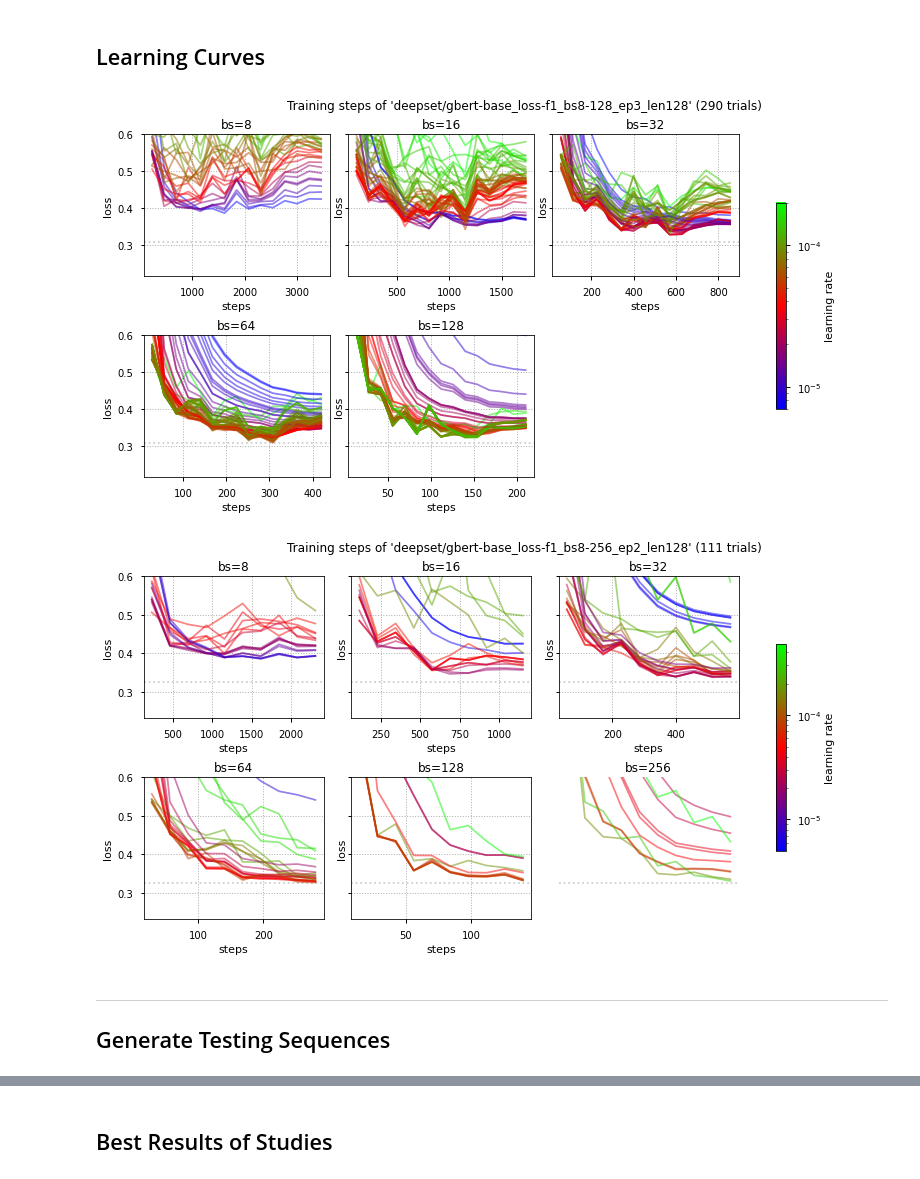
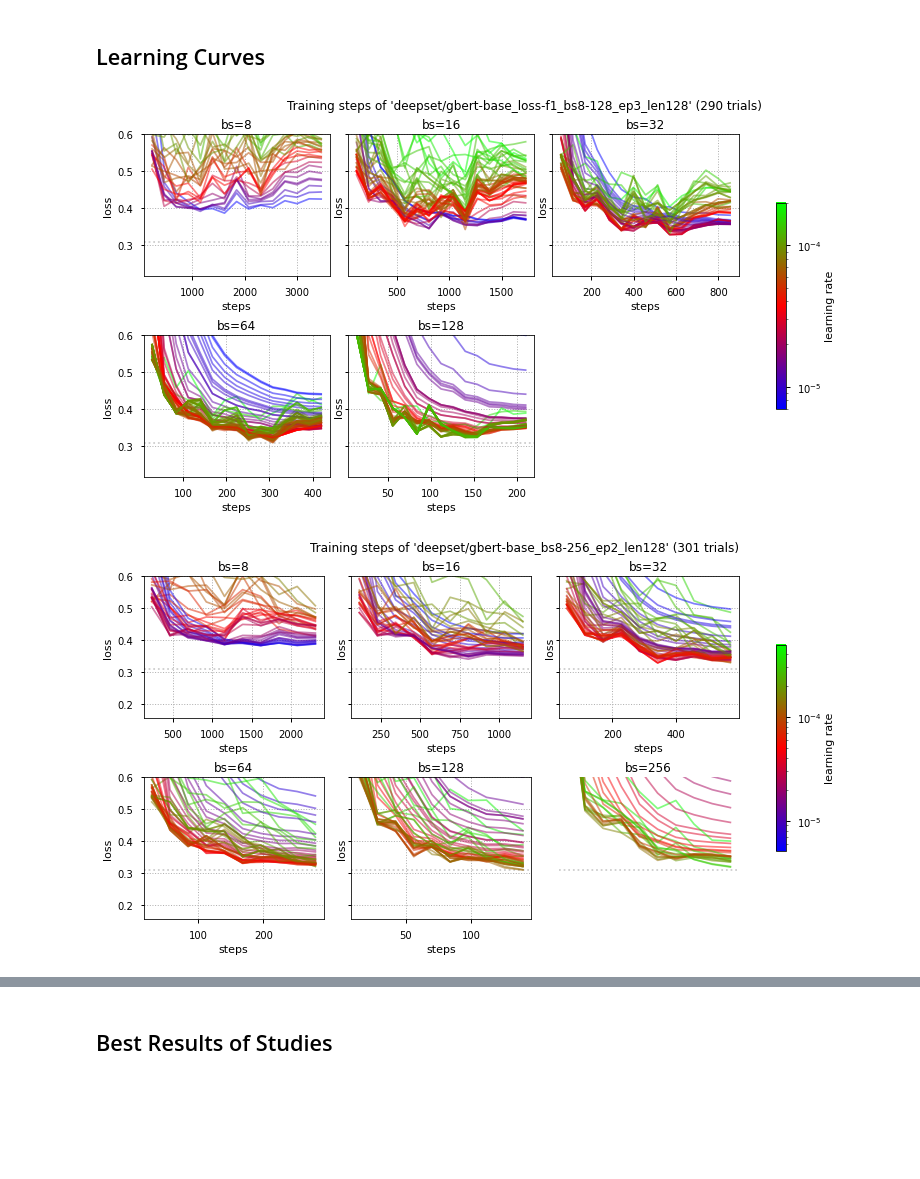
Before and after one commit to goerlitz/nlp-classification, a Jupyter notebook: notebooks/10kGNAD/colab/21d_10kGNAD_optuna_trial_analysis.ipynb, the cells around one changed output, grey strips where cells are left out. Saved outputs shown, nothing was run; the diff lists cells and outputs as text; code cells hidden in the pictures; blank space fills up the shorter version.

```diff
--- a/notebooks/10kGNAD/colab/21d_10kGNAD_optuna_trial_analysis.ipynb
+++ b/notebooks/10kGNAD/colab/21d_10kGNAD_optuna_trial_analysis.ipynb
@@ -428,10 +454,7 @@ info.show_trial_metrics("deepset/gbert-base_loss-f1_bs8-128_ep3_len128", figsize
 ## Learning Curves
 # %%
 info.plot_training_steps("deepset/gbert-base_loss-f1_bs8-128_ep3_len128", figsize=(12,6))
-info.plot_training_steps("deepset/gbert-base_loss-f1_bs8-256_ep2_len128", figsize=(12,6))
+info.plot_training_steps("deepset/gbert-base_bs8-256_ep2_len128", figsize=(12,6))
 # %% [output]
 [figure]
-[figure, old version]
+[figure, new version]
-# %% [markdown]
----
-## Generate Testing Sequences
```
Also changed, not shown: parts of 33 cells of this notebook.
